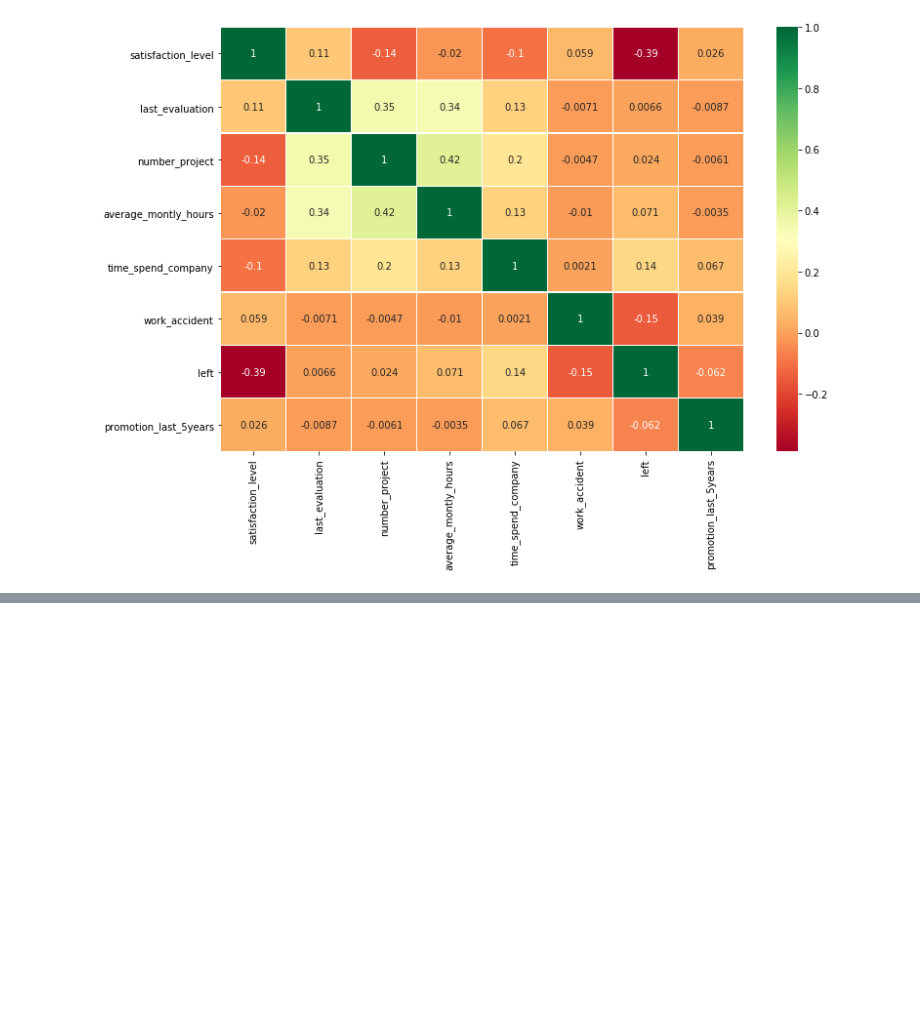
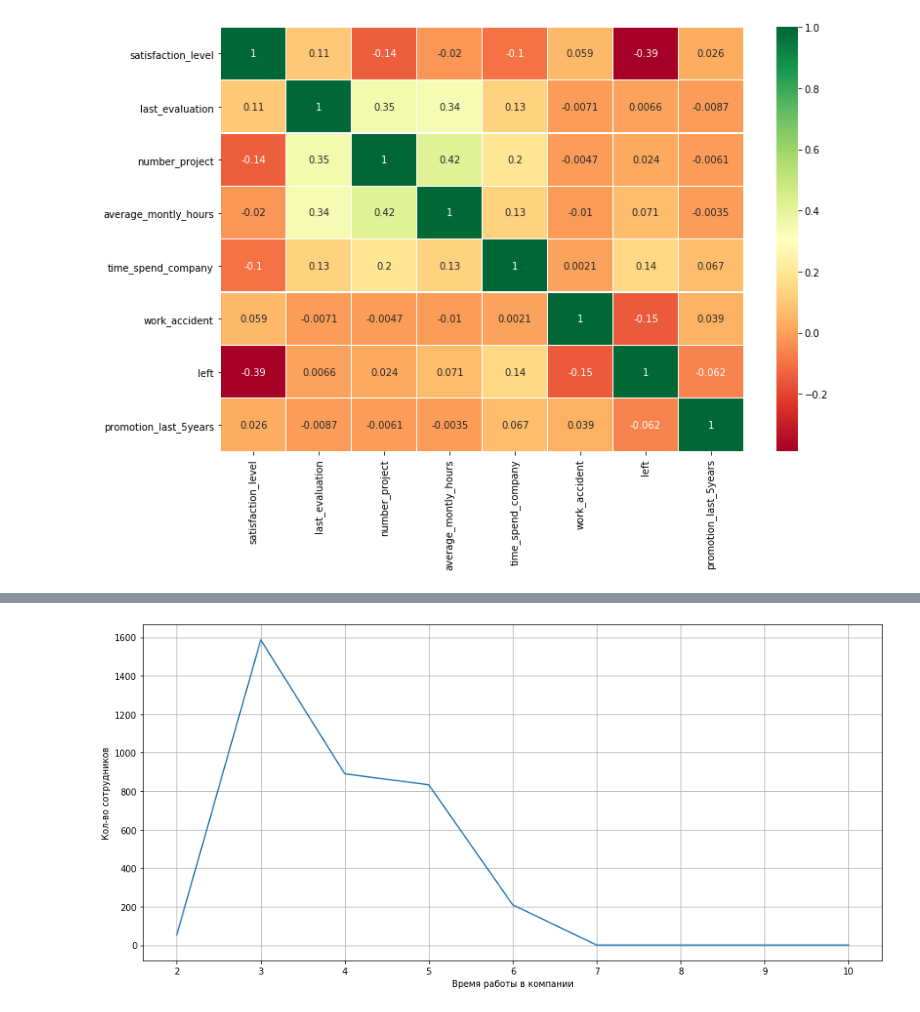
Before and after one commit to iamdenizzz/pyda-10, a Jupyter notebook: Diplom/Diplom.ipynb, the cells around one changed output, grey strips where cells are left out. Saved outputs shown, nothing was run; the diff lists cells and outputs as text; code cells hidden in the pictures; blank space fills up the shorter version.

```diff
--- a/Diplom/Diplom.ipynb
+++ b/Diplom/Diplom.ipynb
@@ -369,0 +369,15 @@ SyntaxError: invalid syntax (<ipython-input-119-7e1bbd118c36>, line 5)
+# %%
+# На графике ниже видно, что больше всего увольнялось людей наименее удовлетворенных работой < 0.12
+# далее идет всплеск людей с уровнем от 0.36 до 0.46 и в конце от 0.7 до 0.9
+# Предположительно превая группа это увольнения из за недовольства работой, а последняя группа это люди нашедшие
+# более хорошую работу, хоть на текущем месте работы их все устраивало. Но вот у центральной группы с уровнем
+# от 0.36 до 0.46 пока не понятно, почему такой всплеск увольнений. Попробуем оценить следующий параметр:
+
+# B) time_spend_company - повторим предыдущую процедуру снова
+dynamics = data.groupby(data['time_spend_company']).sum()
+dynamics['left'].plot()
+plt.xlabel("Время работы в компании")
+plt.ylabel("Кол-во сотрудников")
+plt.grid()
+# %% [output]
+[figure, added]
```
Also changed, not shown: parts of 6 cells of this notebook.
